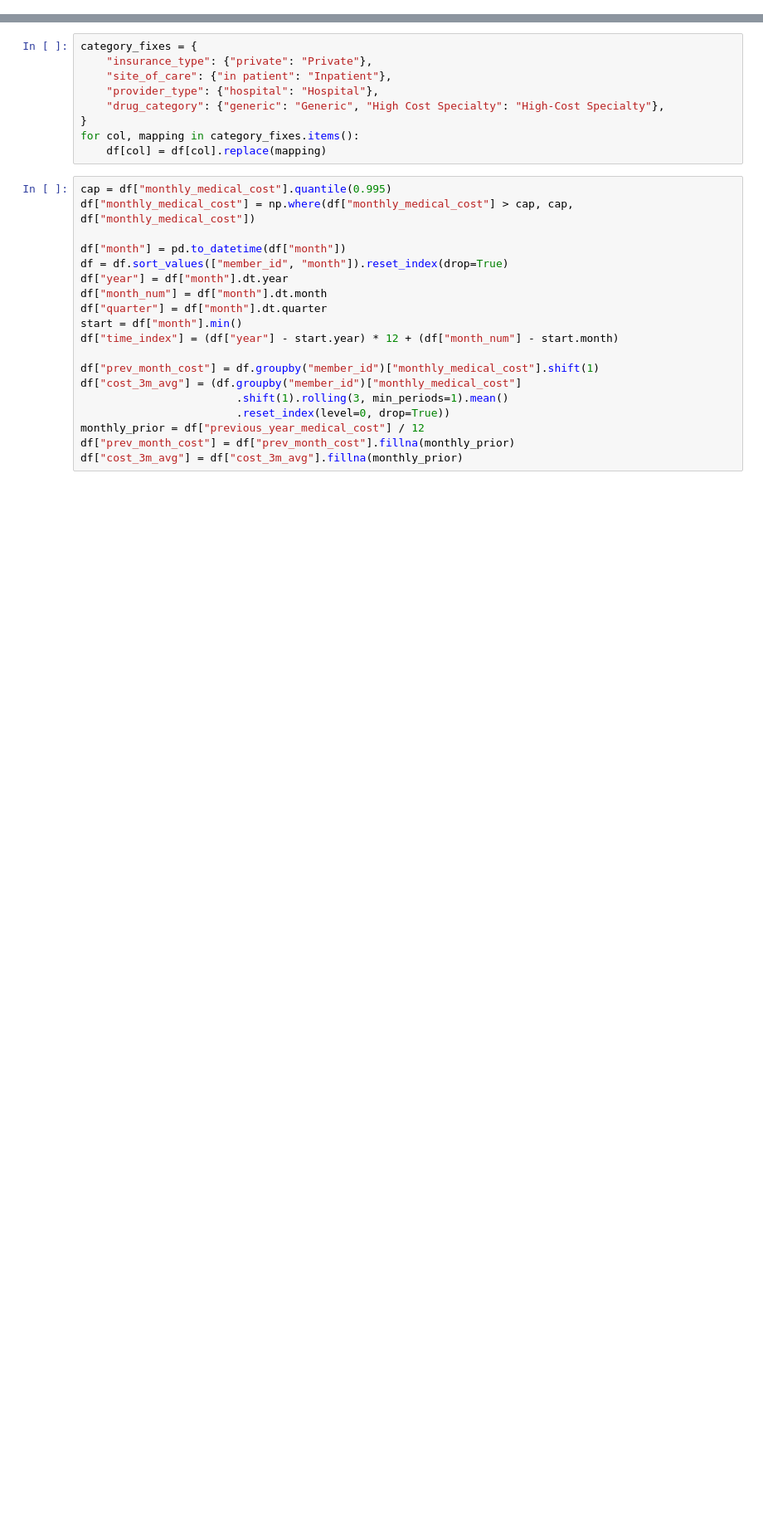
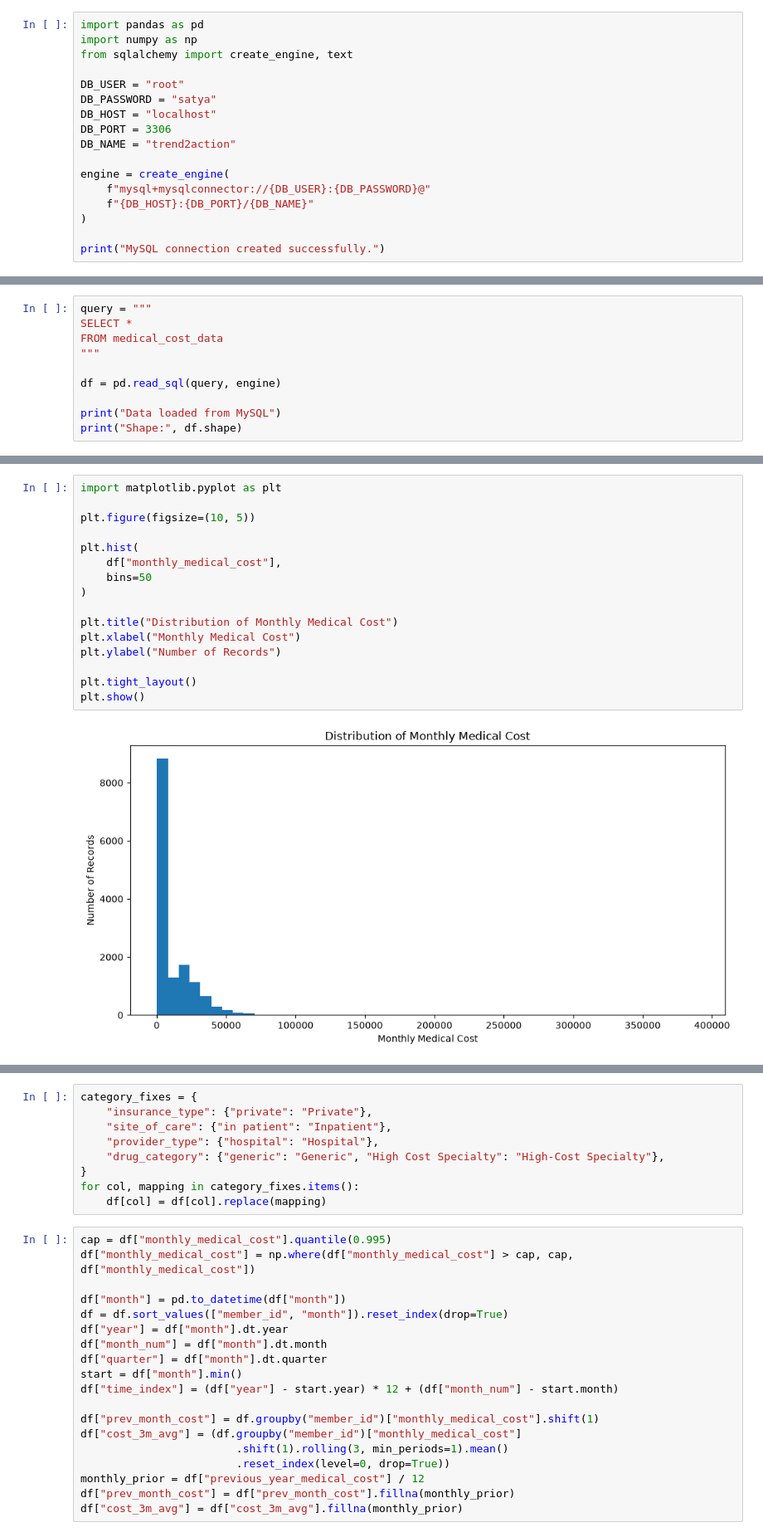
Before and after one commit to Satya280805/medical-cost-trend-and-cost-advisor, a Jupyter notebook: ens.ipynb, the cells around one changed output, grey strips where cells are left out. Shown at 83% size. Drawn from its saved outputs; the diff is of its cells as text; blank space fills up the shorter version.

Commit message:
Update Trend2Action platform

```diff
--- a/ens.ipynb
+++ b/ens.ipynb
@@ -30,0 +6,17 @@ memory usage: 3.9+ MB
+# %%
+import pandas as pd
+import numpy as np
+from sqlalchemy import create_engine, text
+
+DB_USER = "root"
+DB_PASSWORD = "satya"
+DB_HOST = "localhost"
+DB_PORT = 3306
+DB_NAME = "trend2action"
+
+engine = create_engine(
+    f"mysql+mysqlconnector://{DB_USER}:{DB_PASSWORD}@"
+    f"{DB_HOST}:{DB_PORT}/{DB_NAME}"
+)
+
+print("MySQL connection created successfully.")
@@ -30,0 +31,10 @@ memory usage: 3.9+ MB
+# %%
+query = """
+SELECT *
+FROM medical_cost_data
+"""
+
+df = pd.read_sql(query, engine)
+
+print("Data loaded from MySQL")
+print("Shape:", df.shape)
@@ -30,0 +109,18 @@ memory usage: 3.9+ MB
+# %%
+import matplotlib.pyplot as plt
+
+plt.figure(figsize=(10, 5))
+
+plt.hist(
+    df["monthly_medical_cost"],
+    bins=50
+)
+
+plt.title("Distribution of Monthly Medical Cost")
+plt.xlabel("Monthly Medical Cost")
+plt.ylabel("Number of Records")
+
+plt.tight_layout()
+plt.show()
+# %% [output]
+[figure, added]
```
Also changed, not shown: parts of 25 cells of this notebook, 14 other files.
